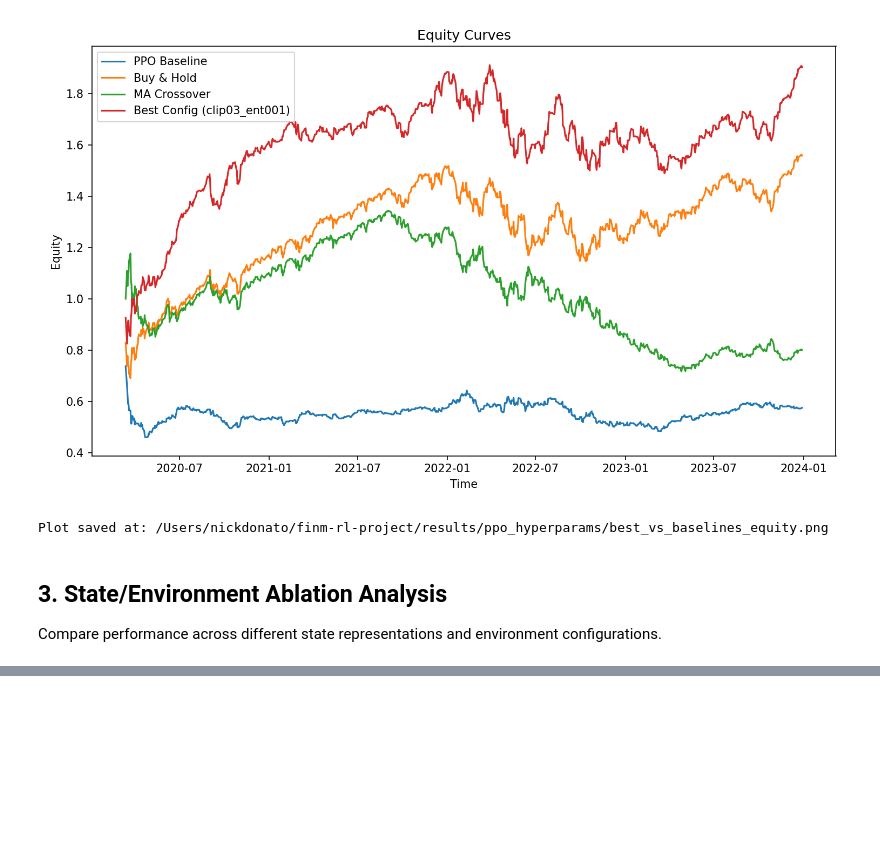
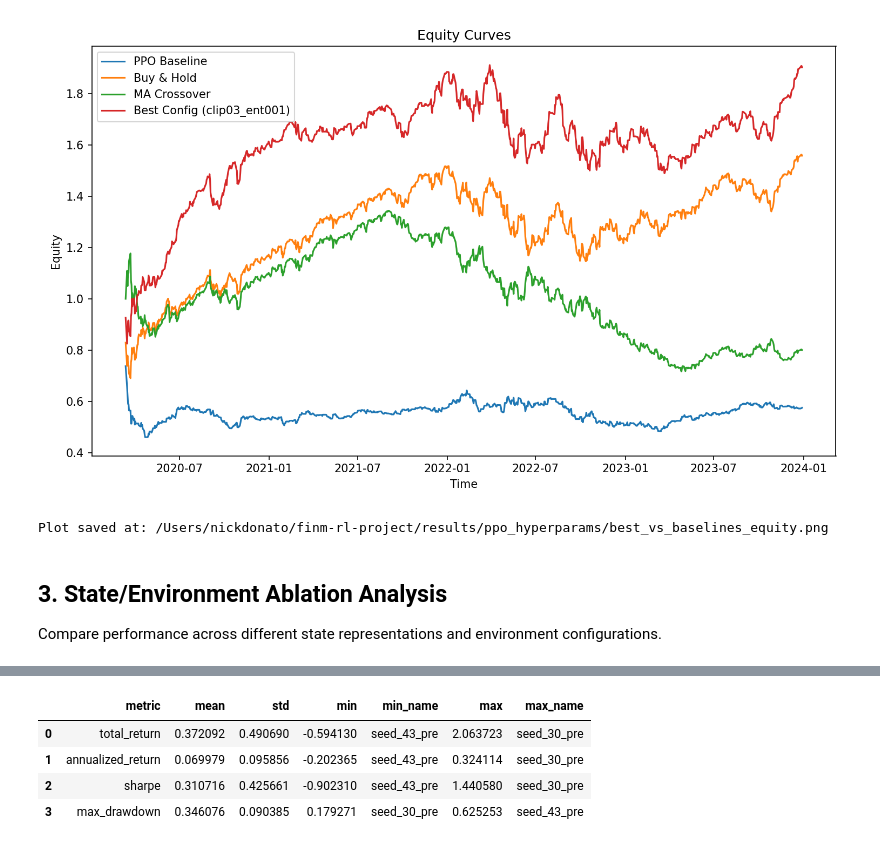
Before and after one commit to ekopen/finm-rl-project, a Jupyter notebook: notebooks/analysis_main.ipynb, the cells around one changed output, grey strips where cells are left out. Cells and saved outputs as stored; diff of their text form; code cells hidden in the pictures; blank space fills up the shorter version.

```diff
--- a/notebooks/analysis_main.ipynb
+++ b/notebooks/analysis_main.ipynb
@@ -988,0 +1059,38 @@ else:
+# %%
+df_results_trails = pd.read_csv(RESULTS_DIR/"ppo_ensemble/summary_test_metrics.csv")
+# %%
+import pandas as pd
+
+# df_pre = pd.read_csv("your_file.csv")
+
+metrics = ["total_return", "annualized_return", "sharpe", "max_drawdown"]
+
+summary_rows = []
+
+for m in metrics:
+    mean_val = df_results_trails[m].mean()
+    std_val = df_results_trails[m].std()
+    min_val = df_results_trails[m].min()
+    max_val = df_results_trails[m].max()
+
+    min_name = df_results_trails.loc[df_results_trails[m].idxmin(), "name"]
+    max_name = df_results_trails.loc[df_results_trails[m].idxmax(), "name"]
+
+    summary_rows.append({
+        "metric": m,
+        "mean": mean_val,
+        "std": std_val,
+        "min": min_val,
+        "min_name": min_name,
+        "max": max_val,
+        "max_name": max_name,
+    })
+
+summary_df = pd.DataFrame(summary_rows)
+summary_df
+# %% [output]
+|  | metric | mean | std | min | min_name | max | max_name |
+| 0 | total_return | 0.372092 | 0.490690 | -0.594130 | seed_43_pre | 2.063723 | seed_30_pre |
+| 1 | annualized_return | 0.069979 | 0.095856 | -0.202365 | seed_43_pre | 0.324114 | seed_30_pre |
+| 2 | sharpe | 0.310716 | 0.425661 | -0.902310 | seed_43_pre | 1.440580 | seed_30_pre |
+| 3 | max_drawdown | 0.346076 | 0.090385 | 0.179271 | seed_30_pre | 0.625253 | seed_43_pre |
```
Also changed, not shown: parts of 14 cells of this notebook, 18 other files.
